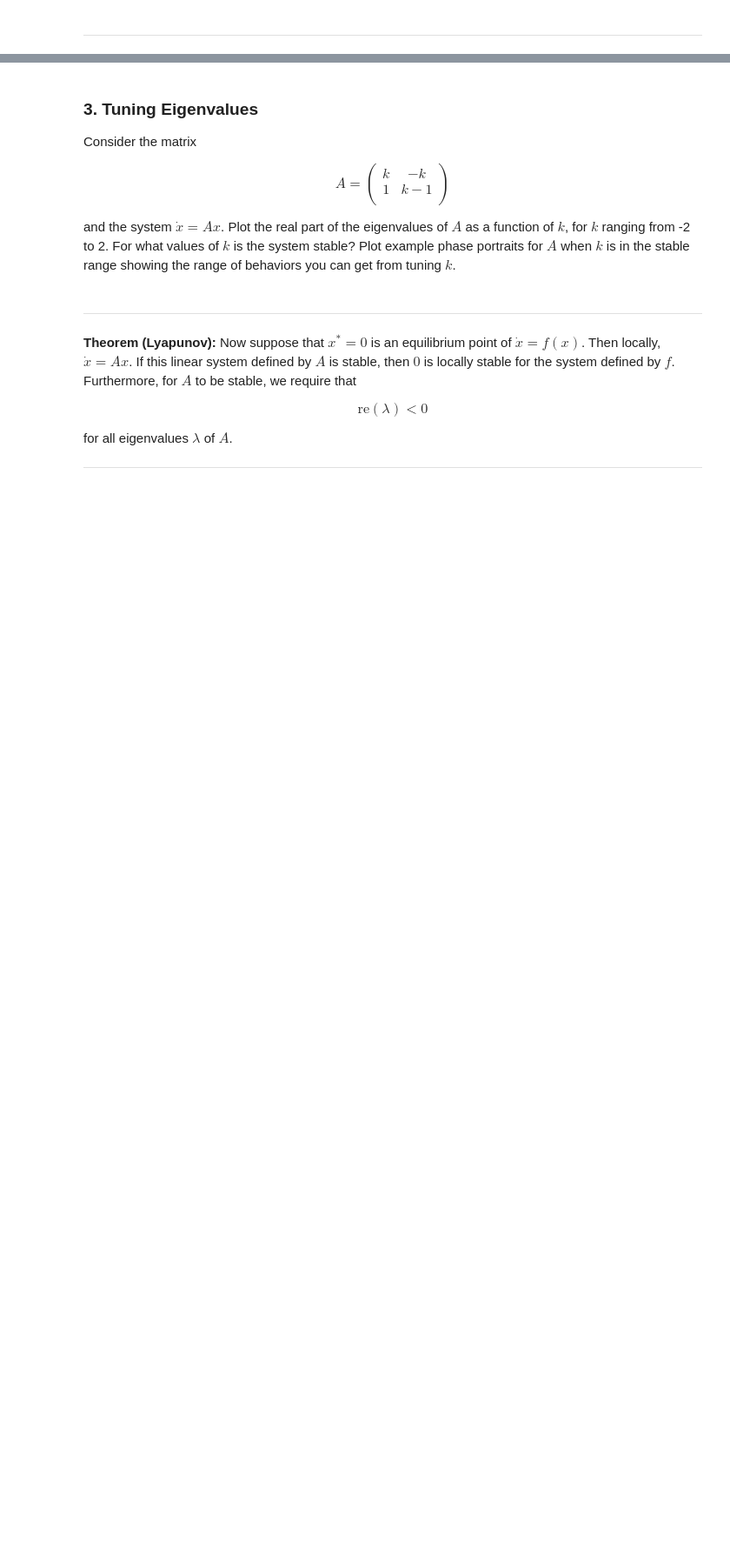
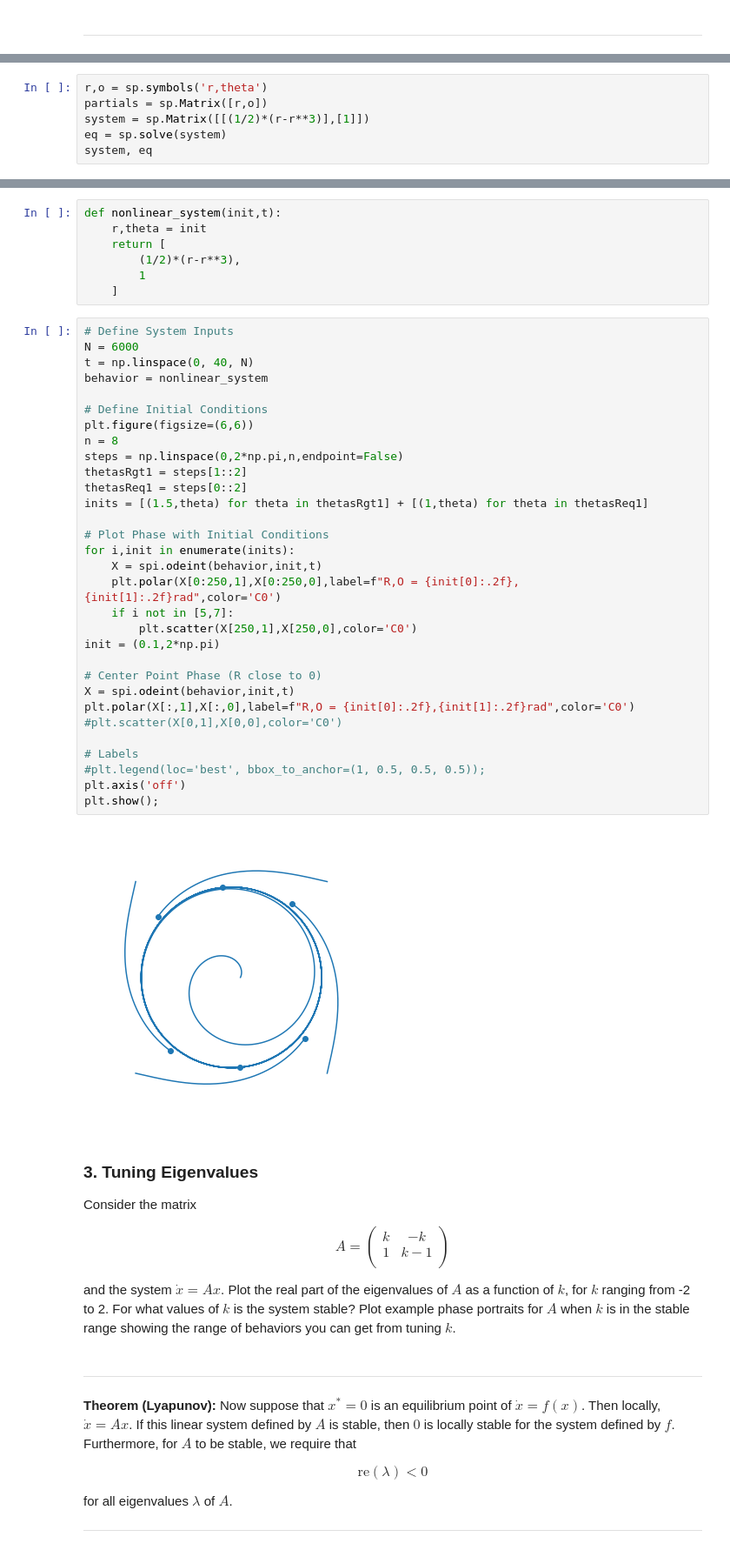
Before and after one commit to kegedy/EE502P, a Jupyter notebook: hw/kevin/HW05.ipynb, the cells around one changed output, grey strips where cells are left out. Shown at 87% size. Drawn from its saved outputs; the diff is of its cells as text; blank space fills up the shorter version.

```diff
--- a/hw/kevin/HW05.ipynb
+++ b/hw/kevin/HW05.ipynb
@@ -438,3 +438,9 @@ b) Find a nonlinear system that has the following phase portrait. Hint: Try pola
 <br><br>
 - Complex: $
 \begin{cases} Re(\lambda)<0 \implies  \text{Stable focus (i.e. a sprial going toward the center node)} \\ Re(\lambda)>0 \implies  \text{Unstable focus (i.e. a sprial going away the center node)} \\ Re(\lambda)=0  \implies \text{Center node in which the trajectories are circles/ellipses} \end{cases}$
+# %%
+r,o = sp.symbols('r,theta')
+partials = sp.Matrix([r,o])
+system = sp.Matrix([[(1/2)*(r-r**3)],[1]])
+eq = sp.solve(system)
+system, eq
@@ -441,3 +464,43 @@ b) Find a nonlinear system that has the following phase portrait. Hint: Try pola
+# %%
+def nonlinear_system(init,t):
+    r,theta = init
+    return [
+        (1/2)*(r-r**3),
+        1
+    ]
+# %%
+# Define System Inputs
+N = 6000
+t = np.linspace(0, 40, N)
+behavior = nonlinear_system
+
+# Define Initial Conditions
+plt.figure(figsize=(6,6))
+n = 8
+steps = np.linspace(0,2*np.pi,n,endpoint=False)
+thetasRgt1 = steps[1::2]
+thetasReq1 = steps[0::2]
+inits = [(1.5,theta) for theta in thetasRgt1] + [(1,theta) for theta in thetasReq1]
+
+# Plot Phase with Initial Conditions
+for i,init in enumerate(inits):
+    X = spi.odeint(behavior,init,t)
+    plt.polar(X[0:250,1],X[0:250,0],label=f"R,O = {init[0]:.2f},{init[1]:.2f}rad",color='C0')
+    if i not in [5,7]:
+        plt.scatter(X[250,1],X[250,0],color='C0')
+init = (0.1,2*np.pi)
+
+# Center Point Phase (R close to 0)
+X = spi.odeint(behavior,init,t)
+plt.polar(X[:,1],X[:,0],label=f"R,O = {init[0]:.2f},{init[1]:.2f}rad",color='C0')
+#plt.scatter(X[0,1],X[0,0],color='C0')
+
+# Labels
+#plt.legend(loc='best', bbox_to_anchor=(1, 0.5, 0.5, 0.5));
+plt.axis('off')
+plt.show();
+# %% [output]
+[figure, added]
 # %% [markdown]
 ### 3. Tuning Eigenvalues
 
```
Also changed, not shown: parts of 35 cells of this notebook.
